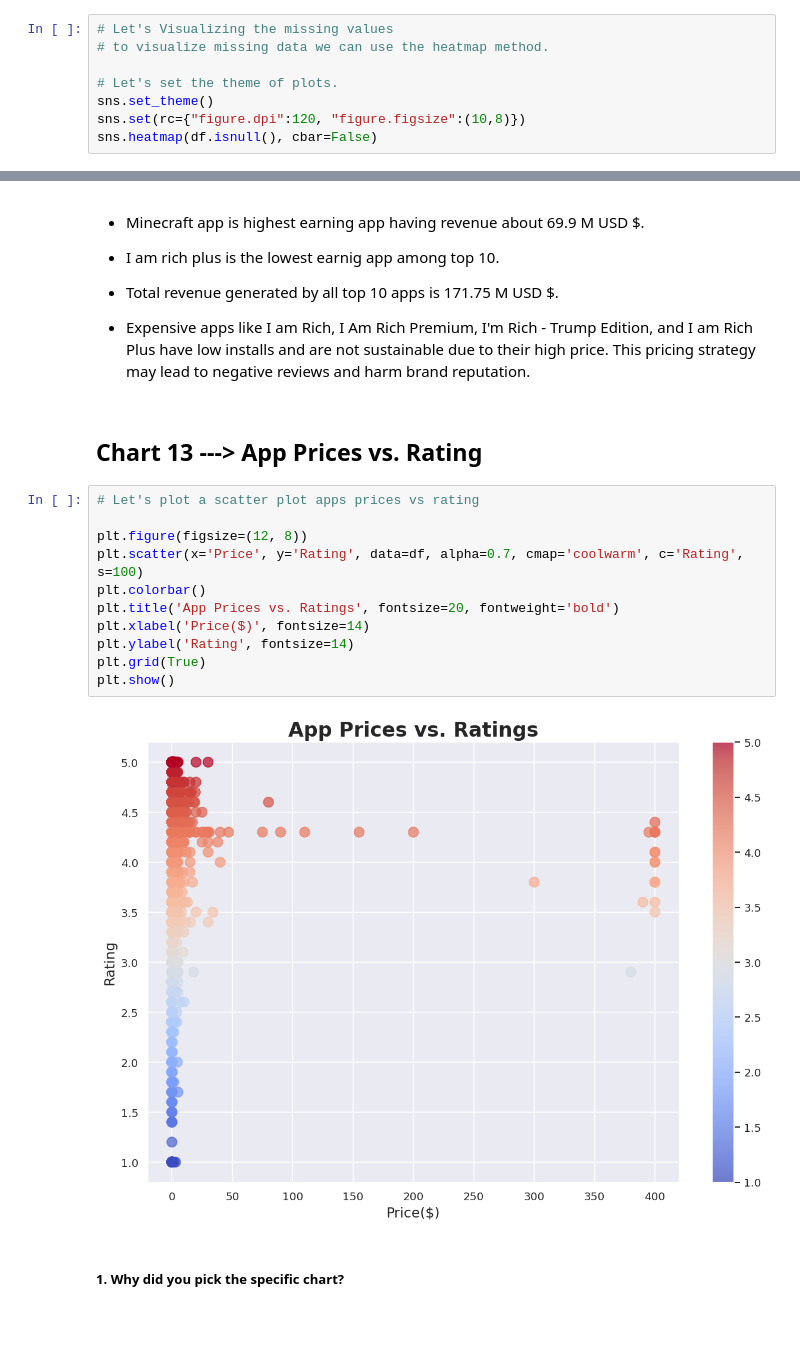
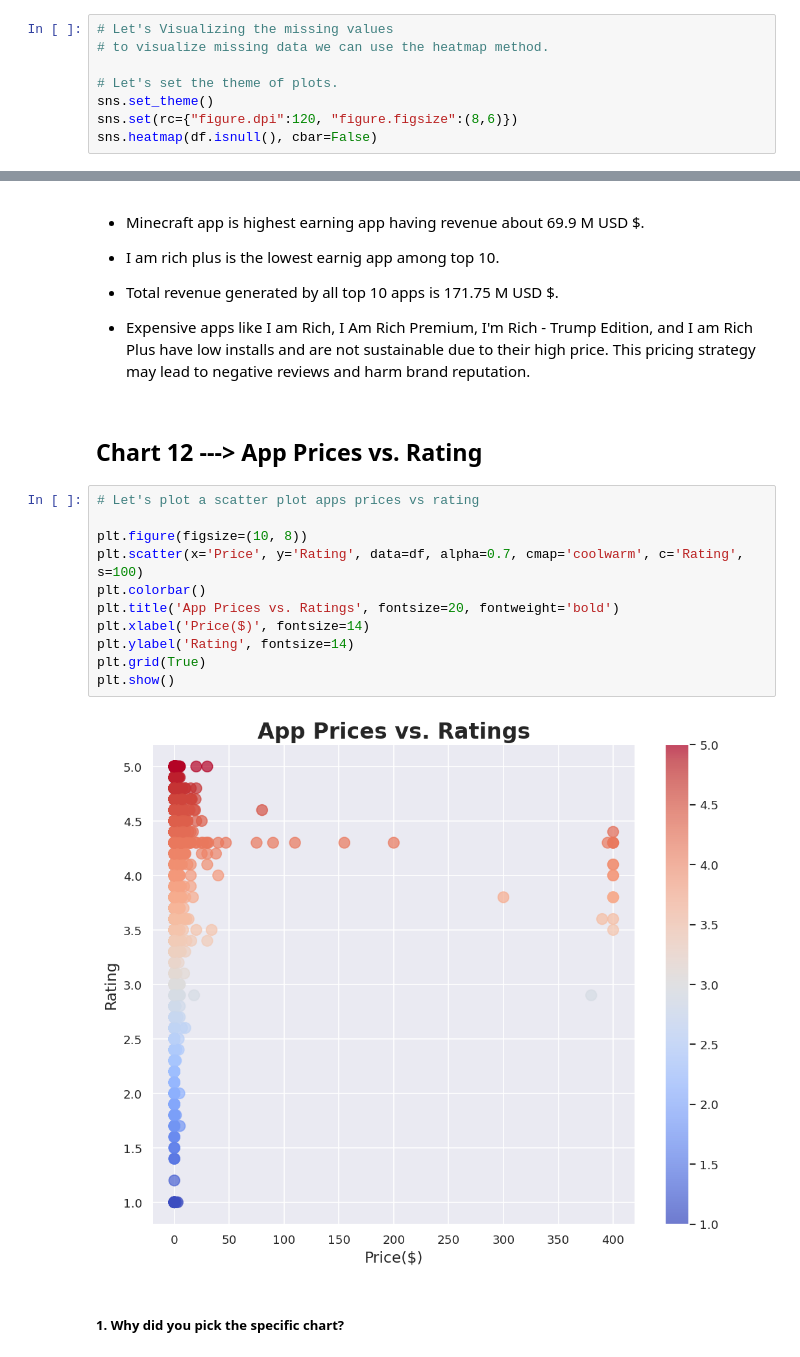
Before and after one commit to Pkolekar940/Play-Store-App-review-analysis-EDA, a Jupyter notebook: EDA_ON_PLAY_STORE.ipynb, the cells around one changed output, grey strips where cells are left out. Drawn from its saved outputs; the diff is of its cells as text; blank space fills up the shorter version.

```diff
--- a/EDA_ON_PLAY_STORE.ipynb
+++ b/EDA_ON_PLAY_STORE.ipynb
@@ -263,7 +265,7 @@ We can in our dataset by this histogrm our mode is 4.3 and our data right skew.
 
 # Let's set the theme of plots.
 sns.set_theme()
-sns.set(rc={"figure.dpi":120, "figure.figsize":(10,8)})
+sns.set(rc={"figure.dpi":120, "figure.figsize":(8,6)})
 sns.heatmap(df.isnull(), cbar=False)
 # %% [output]
 <Axes: >
@@ -958,20 +904,20 @@ Easy to understand and The height or length of the bars represents the numerical
 
 * Expensive apps like I am Rich, I Am Rich Premium, I'm Rich - Trump Edition, and I am Rich Plus have low installs and are not sustainable due to their high price. This pricing strategy may lead to negative reviews and harm brand reputation.
 # %% [markdown]
-## Chart 13  ---> App Prices vs. Rating
+## Chart 12  ---> App Prices vs. Rating
 # %%
 # Let's plot a scatter plot apps prices vs rating
 
-plt.figure(figsize=(12, 8))
+plt.figure(figsize=(10, 8))
 plt.scatter(x='Price', y='Rating', data=df, alpha=0.7, cmap='coolwarm', c='Rating', s=100)
 plt.colorbar()
 plt.title('App Prices vs. Ratings', fontsize=20, fontweight='bold')
 plt.xlabel('Price($)', fontsize=14)
 plt.ylabel('Rating', fontsize=14)
 plt.grid(True)
 plt.show()
 # %% [output]
-[figure, old version]
+[figure, new version]
 # %% [markdown]
 ##### 1. Why did you pick the specific chart?
 # %% [markdown]
```
Also changed, not shown: parts of 42 cells of this notebook.
